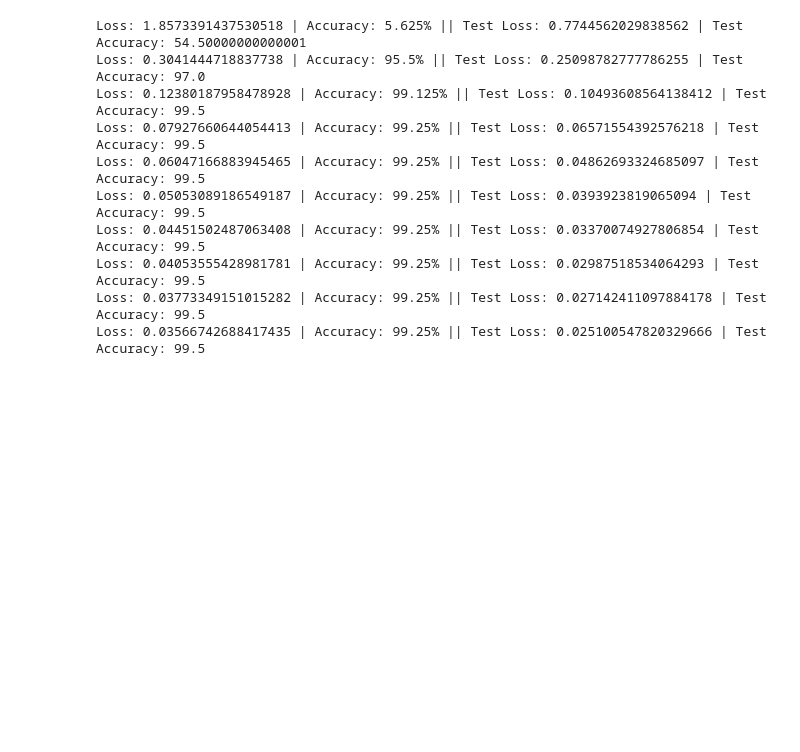
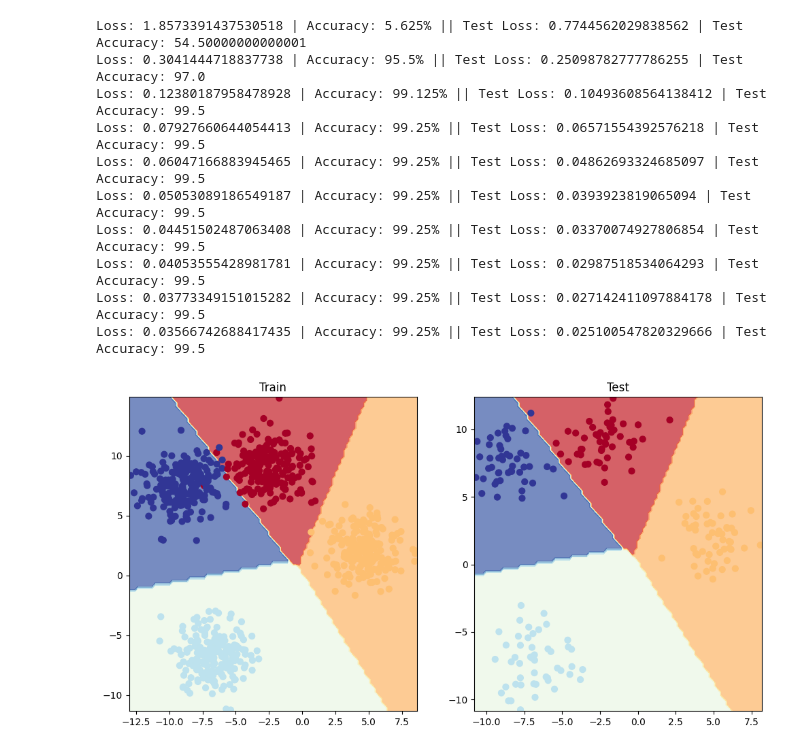
Before and after one commit to Truongphi20/deep-learning_study, a Jupyter notebook: models/multiple_classi_model.ipynb, the cells around one changed output. Drawn from its saved outputs; the diff is of its cells as text; code cells hidden in the pictures; blank space fills up the shorter version.

Commit message:
update: plot prediction

```diff
--- a/models/multiple_classi_model.ipynb
+++ b/models/multiple_classi_model.ipynb
@@ -124,3 +126,16 @@ Loss: 0.04451502487063408 | Accuracy: 99.25% || Test Loss: 0.03370074927806854 |
 Loss: 0.04053555428981781 | Accuracy: 99.25% || Test Loss: 0.02987518534064293 | Test Accuracy: 99.5
 Loss: 0.03773349151015282 | Accuracy: 99.25% || Test Loss: 0.027142411097884178 | Test Accuracy: 99.5
 Loss: 0.03566742688417435 | Accuracy: 99.25% || Test Loss: 0.025100547820329666 | Test Accuracy: 99.5
+# %%
+## Visualize prediction
+from helper_functions import plot_predictions, plot_decision_boundary
+
+plt.figure(figsize=(12, 6))
+plt.subplot(1, 2, 1)
+plt.title("Train")
+plot_decision_boundary(multiclassi_model, X_train, y_train)
+plt.subplot(1, 2, 2)
+plt.title("Test")
+plot_decision_boundary(multiclassi_model, X_test, y_test)
+# %% [output]
+[figure, added]
```
Also changed, not shown: parts of 1 cell of this notebook.
